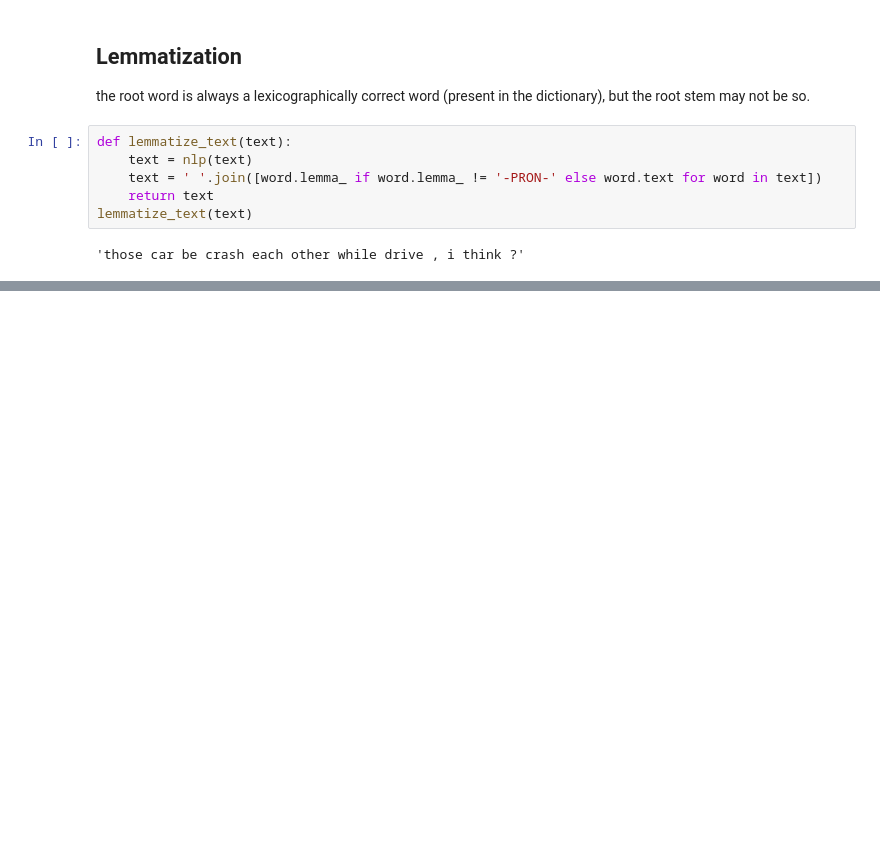
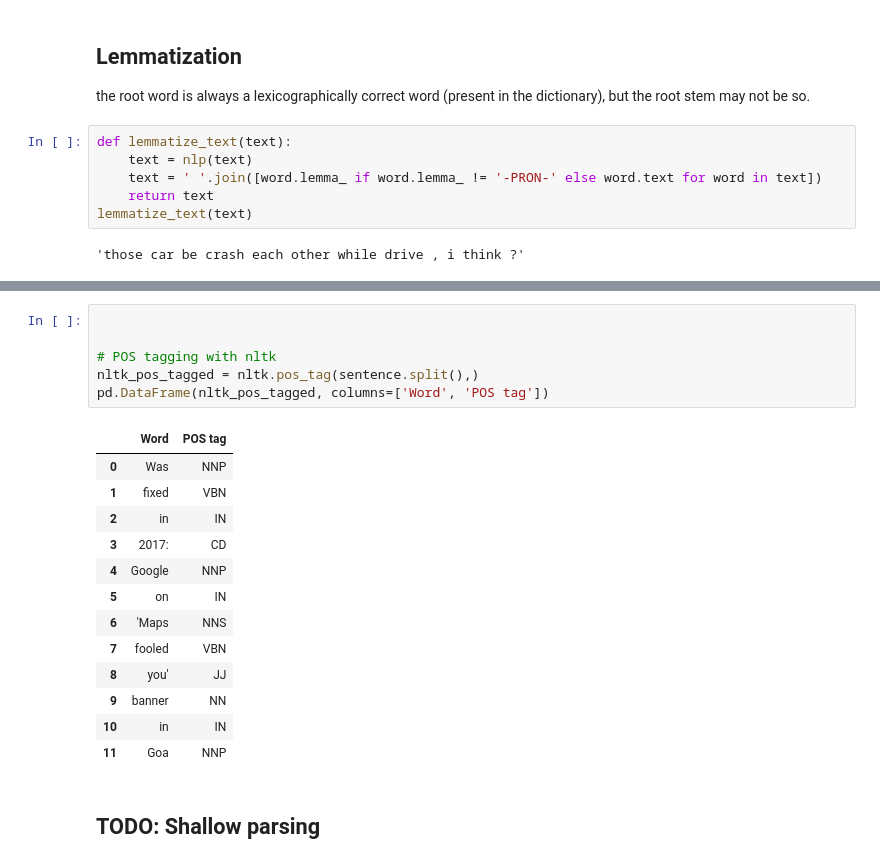
Before and after one commit to fidellr/practical-nlp-practices, a Jupyter notebook: part_1.ipynb, the cells around one changed output, grey strips where cells are left out. Drawn from its saved outputs; the diff is of its cells as text; blank space fills up the shorter version.

```diff
--- a/part_1.ipynb
+++ b/part_1.ipynb
@@ -132,0 +242,22 @@ lemmatize_text(text)
+# %%
+
+
+# POS tagging with nltk
+nltk_pos_tagged = nltk.pos_tag(sentence.split(),)
+pd.DataFrame(nltk_pos_tagged, columns=['Word', 'POS tag'])
+# %% [output]
+|  | Word | POS tag |
+| 0 | Was | NNP |
+| 1 | fixed | VBN |
+| 2 | in | IN |
+| 3 | 2017: | CD |
+| 4 | Google | NNP |
+| 5 | on | IN |
+| 6 | 'Maps | NNS |
+| 7 | fooled | VBN |
+| 8 | you' | JJ |
+| 9 | banner | NN |
+| 10 | in | IN |
+| 11 | Goa | NNP |
+# %% [markdown]
+## TODO: Shallow parsing
```
Also changed, not shown: parts of 11 cells of this notebook, 1 other file.
